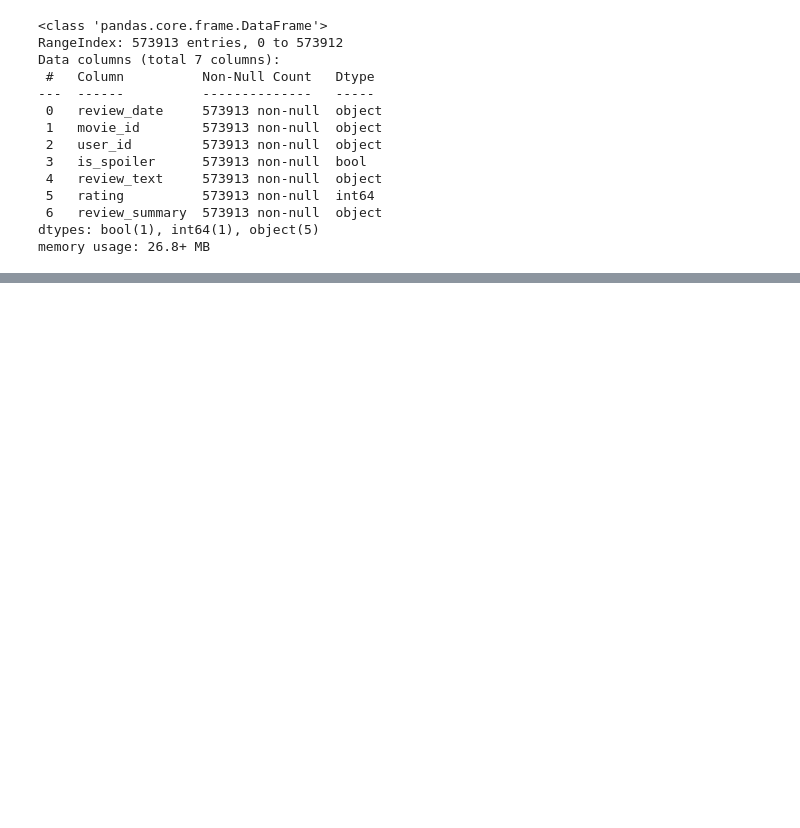
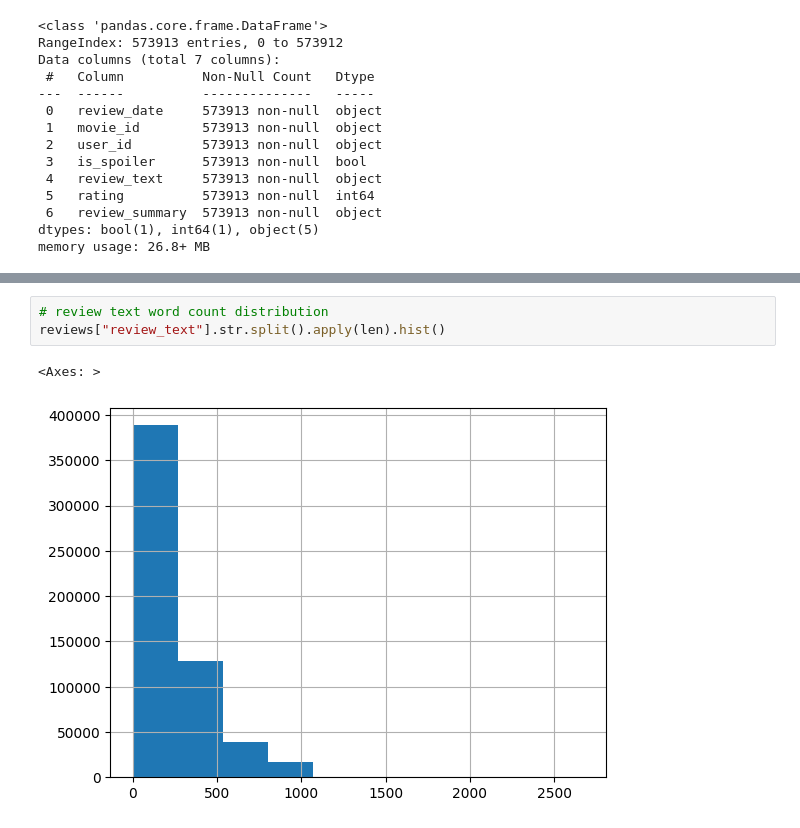
Before and after one commit to ayshmnmm/plot-protector, a Jupyter notebook: notebooks/01_eda.ipynb, the cells around one changed output, grey strips where cells are left out. Saved outputs shown, nothing was run; the diff lists cells and outputs as text; blank space fills up the shorter version.

```diff
--- a/notebooks/01_eda.ipynb
+++ b/notebooks/01_eda.ipynb
@@ -139,0 +164,6 @@ reviews_pp.sample(10, random_state=234)
+# %%
+# review text word count distribution
+reviews["review_text"].str.split().apply(len).hist()
+# %% [output]
+<Axes: >
+[figure, added]
```
Also changed, not shown: parts of 24 cells of this notebook.
